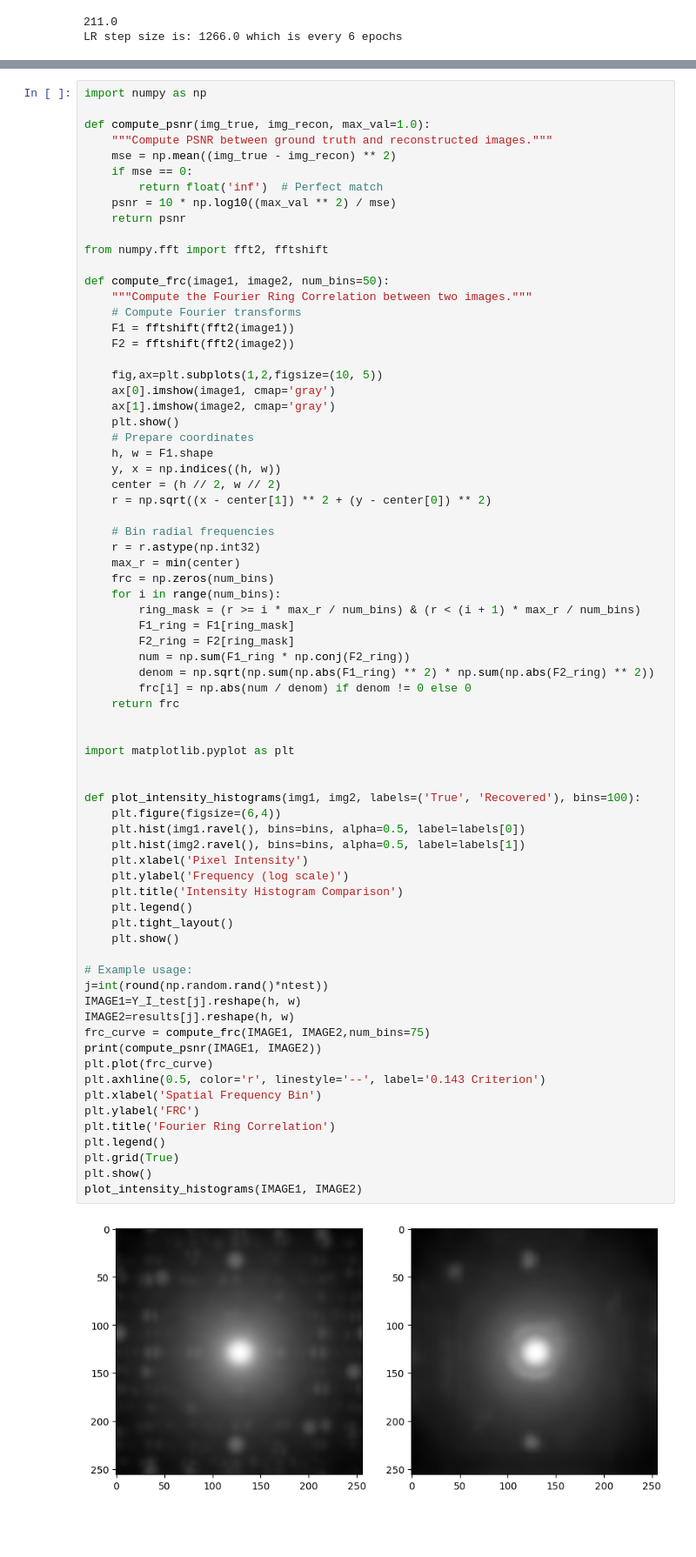
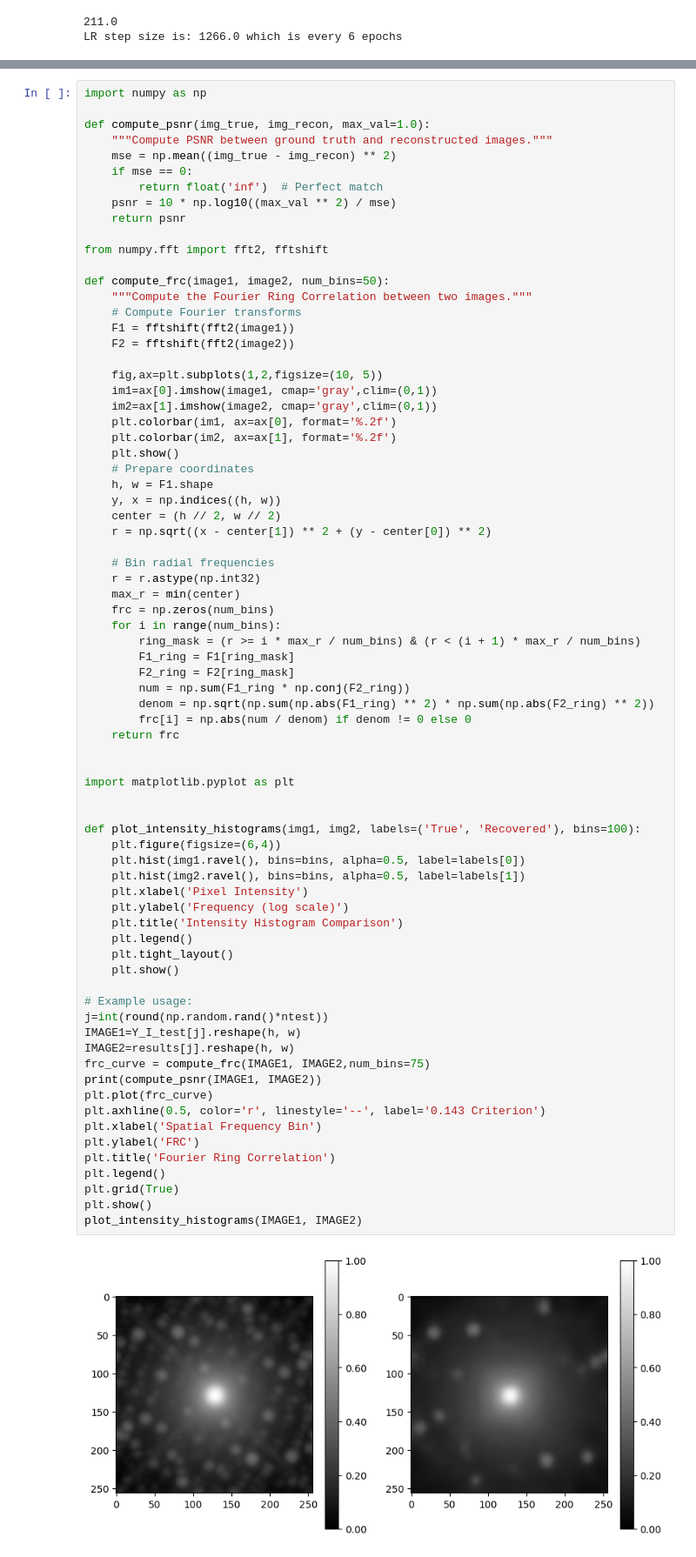
Before and after one commit to jmccourt11/deconvolutionNN, a Jupyter notebook: notebooks/train/train_1encoder ZCB_9.ipynb, the cells around one changed output, grey strips where cells are left out. Shown at 87% size. Saved outputs shown, nothing was run; the diff lists cells and outputs as text; blank space fills up the shorter version.

```diff
--- a/notebooks/train/train_1encoder ZCB_9.ipynb
+++ b/notebooks/train/train_1encoder ZCB_9.ipynb
@@ -609,8 +591,10 @@ def compute_frc(image1, image2, num_bins=50):
     F2 = fftshift(fft2(image2))
 
     fig,ax=plt.subplots(1,2,figsize=(10, 5))
-    ax[0].imshow(image1, cmap='gray')
-    ax[1].imshow(image2, cmap='gray')
+    im1=ax[0].imshow(image1, cmap='gray',clim=(0,1))
+    im2=ax[1].imshow(image2, cmap='gray',clim=(0,1))
+    plt.colorbar(im1, ax=ax[0], format='%.2f')
+    plt.colorbar(im2, ax=ax[1], format='%.2f')
     plt.show()
     # Prepare coordinates
     h, w = F1.shape
@@ -635,31 +619,31 @@ def compute_frc(image1, image2, num_bins=50):
 import matplotlib.pyplot as plt
 
 
 def plot_intensity_histograms(img1, img2, labels=('True', 'Recovered'), bins=100):
     plt.figure(figsize=(6,4))
     plt.hist(img1.ravel(), bins=bins, alpha=0.5, label=labels[0])
     plt.hist(img2.ravel(), bins=bins, alpha=0.5, label=labels[1])
     plt.xlabel('Pixel Intensity')
     plt.ylabel('Frequency (log scale)')
     plt.title('Intensity Histogram Comparison')
     plt.legend()
     plt.tight_layout()
     plt.show()
 
 # Example usage:
 j=int(round(np.random.rand()*ntest))
 IMAGE1=Y_I_test[j].reshape(h, w)
 IMAGE2=results[j].reshape(h, w)
 frc_curve = compute_frc(IMAGE1, IMAGE2,num_bins=75)
 print(compute_psnr(IMAGE1, IMAGE2))
 plt.plot(frc_curve)
 plt.axhline(0.5, color='r', linestyle='--', label='0.143 Criterion')
 plt.xlabel('Spatial Frequency Bin')
 plt.ylabel('FRC')
 plt.title('Fourier Ring Correlation')
 plt.legend()
 plt.grid(True)
 plt.show()
 plot_intensity_histograms(IMAGE1, IMAGE2)
 # %% [output]
-[figure, old version]
+[figure, new version]
```
Also changed, not shown: parts of 5 cells of this notebook, 5 other files.
